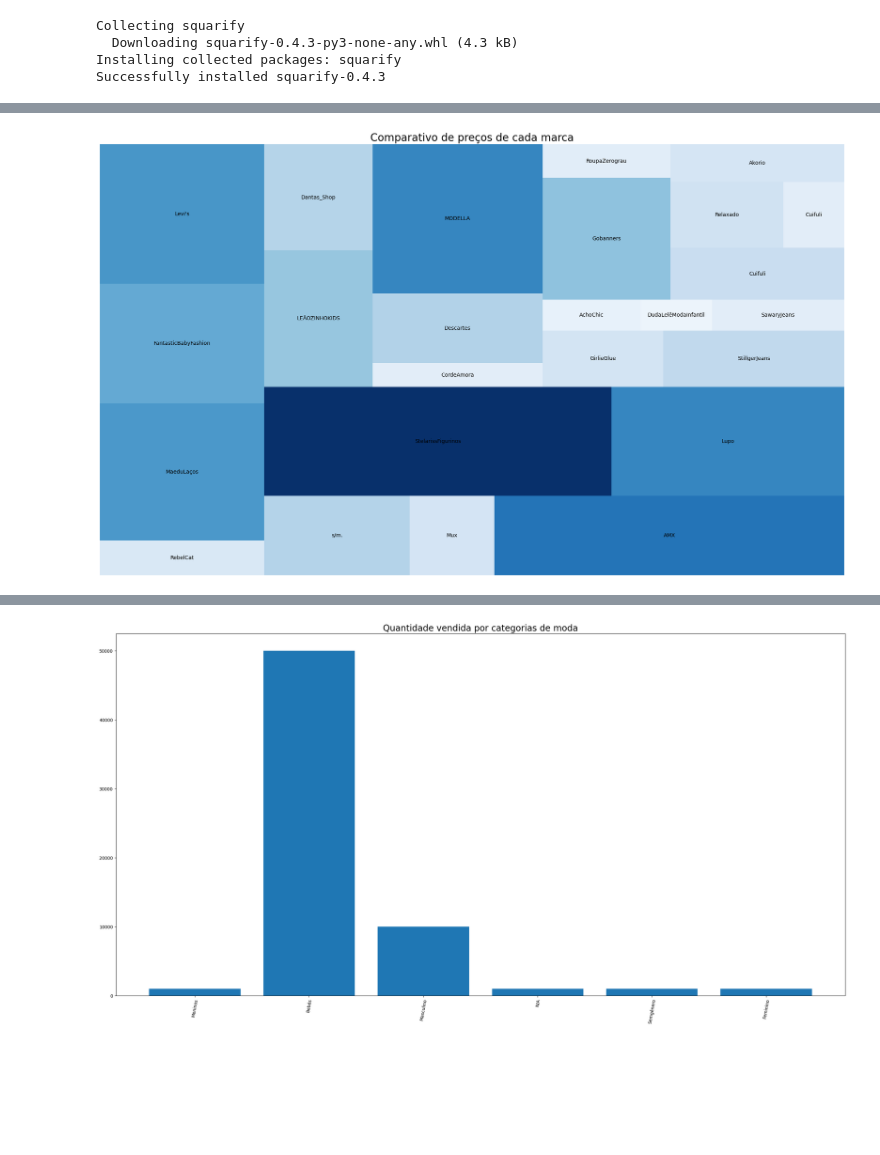
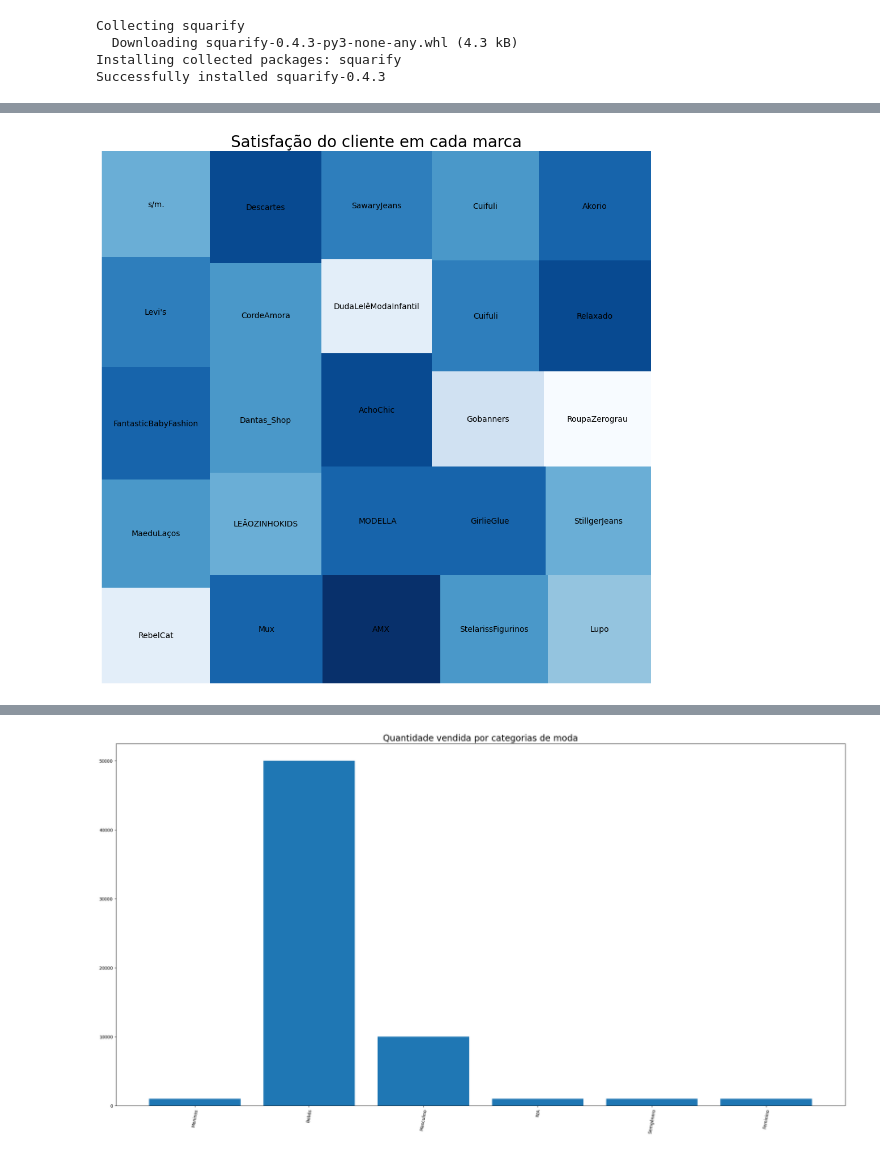
Before and after one commit to ThiagoKS-7/a3-analise-e-bigdata, a Jupyter notebook: a3-analise-dado.ipynb, the cells around one changed output, grey strips where cells are left out. Saved outputs shown, nothing was run; the diff lists cells and outputs as text; code cells hidden in the pictures; blank space fills up the shorter version.

```diff
--- a/a3-analise-dado.ipynb
+++ b/a3-analise-dado.ipynb
@@ -144,25 +151,26 @@ Successfully installed squarify-0.4.3
 # %%
 import matplotlib
 import squarify
+
+valores_y = [
+    float(row[0].replace(',','.')) for row in
+    roupas.limit(25).select("nota").collect()
+]
 valores_x = [
     row[0].replace(' ', '') for row in
     roupas.distinct().limit(25).select("marca").collect()
 ]
-valores_y = [
-    float(row[0].replace(' R$ ', '').replace(' ','').replace(',','.')) for row in
-    roupas.limit(25).select("preco_original").collect()
-]
-
 # Definindo a paleta de cores para o treemap
 cmap = matplotlib.cm.Blues
+mini = min(valores_y)
 maxi = max(valores_y)
-norm = matplotlib.colors.Normalize(vmin=0, vmax=maxi)
+norm = matplotlib.colors.Normalize(vmin=mini, vmax=maxi)
 colors = [cmap(norm(i)) for i in valores_y]
 
-plt.figure(figsize=(20, 12))
+plt.figure(figsize=(10, 10))
 squarify.plot(sizes=valores_y, label=valores_x, color=colors);
-plt.title('Comparativo de preços de cada marca', fontsize=20)
+plt.title('Satisfação do cliente em cada marca', fontsize=20)
 plt.axis('off');
 plt.tight_layout()
 # %% [output]
-[figure, old version]
+[figure, new version]
```
Also changed, not shown: parts of 4 cells of this notebook.
